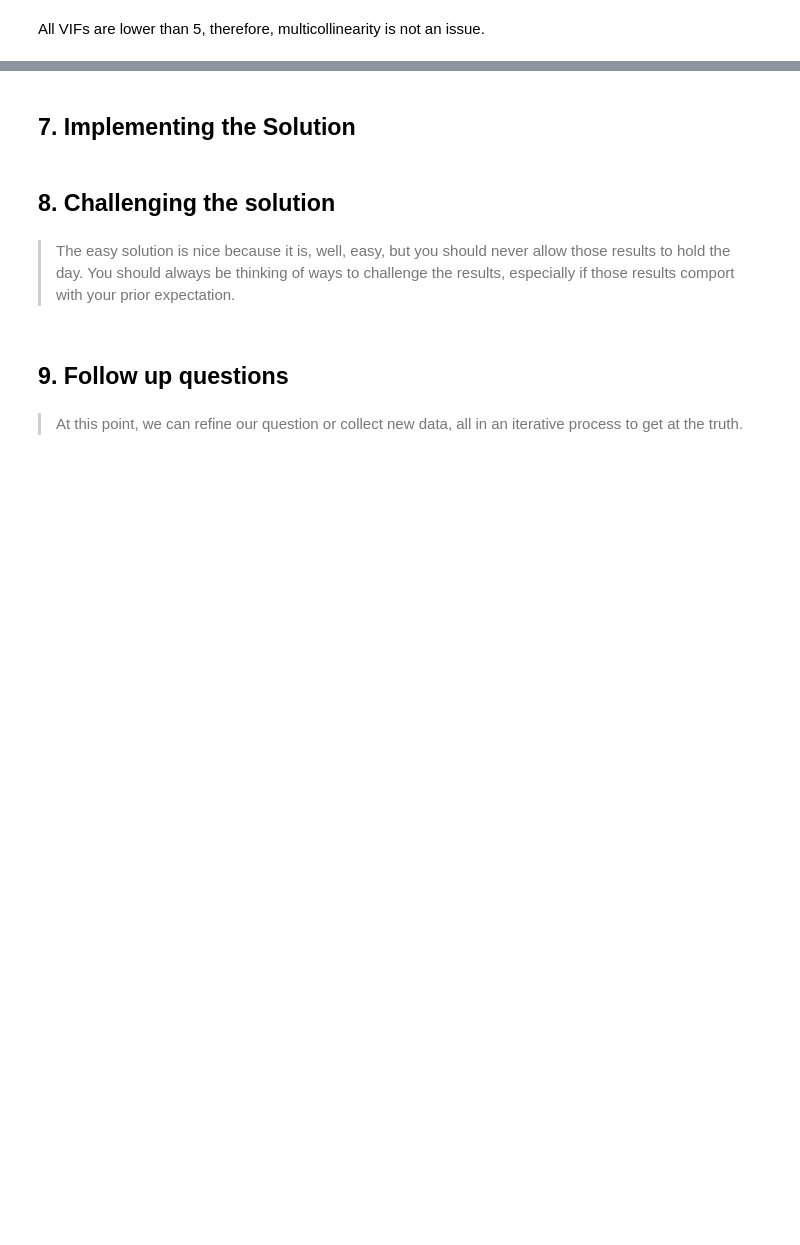
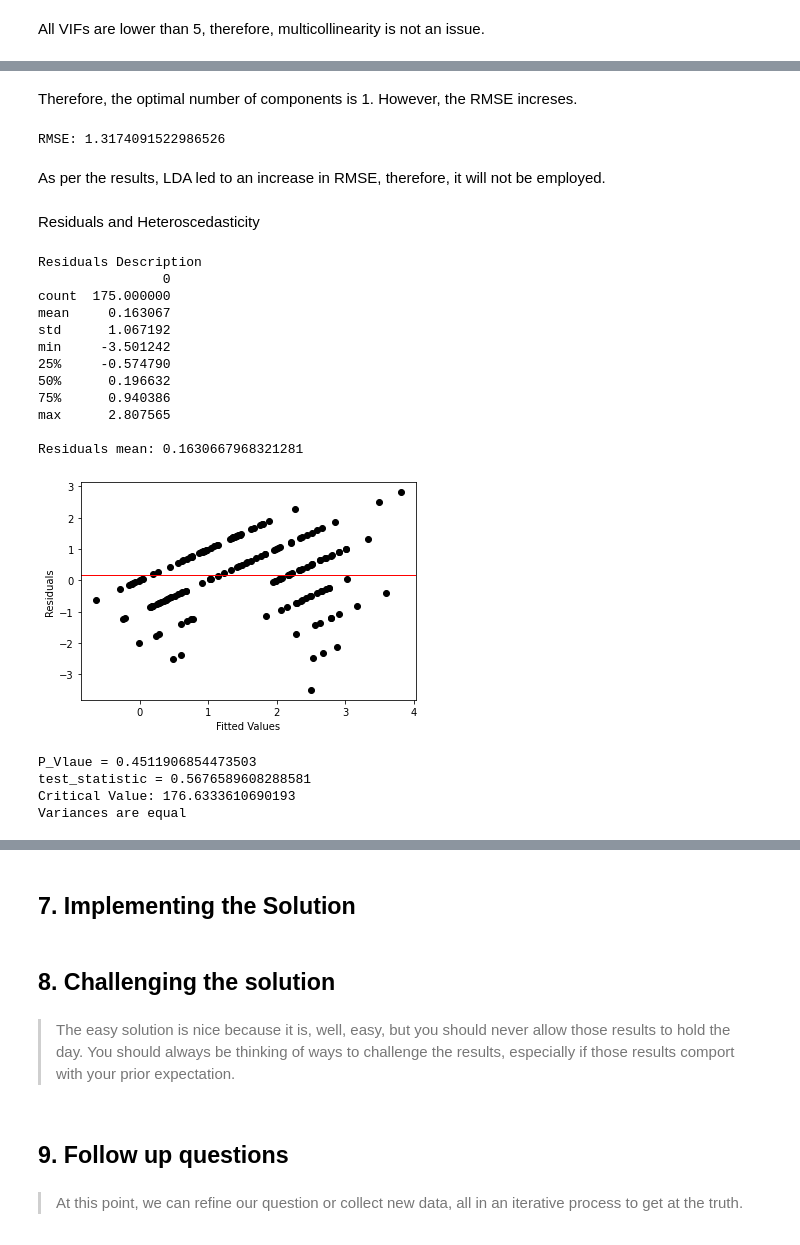
Before and after one commit to deborahmasibo/Moringa-Core-Module-2-Week-1-IP, a Jupyter notebook: Football_Prediction.ipynb, the cells around one changed output, grey strips where cells are left out. Saved outputs shown, nothing was run; the diff lists cells and outputs as text; code cells hidden in the pictures; blank space fills up the shorter version.

```diff
--- a/Football_Prediction.ipynb
+++ b/Football_Prediction.ipynb
@@ -552,0 +589,4 @@ All VIFs are lower than 5, therefore, multicollinearity is not an issue.
+# %%
+categorical = list(merged_modelling.select_dtypes(include = 'object').columns)
+for cat in categorical:
+  print(f'{cat}: {len(merged_modelling[cat].unique())}')
@@ -552,0 +611,4 @@ All VIFs are lower than 5, therefore, multicollinearity is not an issue.
+# %%
+# Label encoding
+merged_modelling[categorical] = merged_modelling[categorical].apply(LabelEncoder().fit_transform)
+merged_modelling.head()
@@ -552,0 +754,5 @@ All VIFs are lower than 5, therefore, multicollinearity is not an issue.
+# %%
+# Train-test sets
+# Home team score prediction
+X1 =  merged_modelling.drop('home_score', axis = 1).values
+y1 = merged_modelling.home_score.values.reshape(-1, 1)
@@ -552,0 +763,4 @@ All VIFs are lower than 5, therefore, multicollinearity is not an issue.
+# %%
+# Normal train-test-split
+# Home team score prediction
+X1_train, X1_test, y1_train, y1_test = train_test_split(X1, y1, test_size=0.2, random_state=0)
@@ -552,0 +866,32 @@ All VIFs are lower than 5, therefore, multicollinearity is not an issue.
+# %% [markdown]
+Therefore, the optimal number of components is 1. However, the RMSE increses.
+# %%
+# LDA wothout scaling for y = away team score
+Lda_noscale(2, X2_train, X2_test, y2_train, y2_test, components = 1)
+# %% [output]
+RMSE: 1.3174091522986526
+# %% [markdown]
+As per the results, LDA led to an increase in RMSE, therefore, it will not be employed.
+# %% [markdown]
+Residuals and Heteroscedasticity
+# %%
+# y = home team score
+Residuals_Heteroskedasticity_LDA(1, X1_train, X1_test, y1_train, y1_test, 1)
+# %% [output]
+Residuals Description
+                0
+count  175.000000
+mean     0.163067
+std      1.067192
+min     -3.501242
+25%     -0.574790
+50%      0.196632
+75%      0.940386
+max      2.807565
+
+Residuals mean: 0.1630667968321281
+[figure, added]
+P_Vlaue = 0.4511906854473503
+test_statistic = 0.5676589608288581
+Critical Value: 176.6333610690193
+Variances are equal
```
Also changed, not shown: parts of 69 cells of this notebook.
